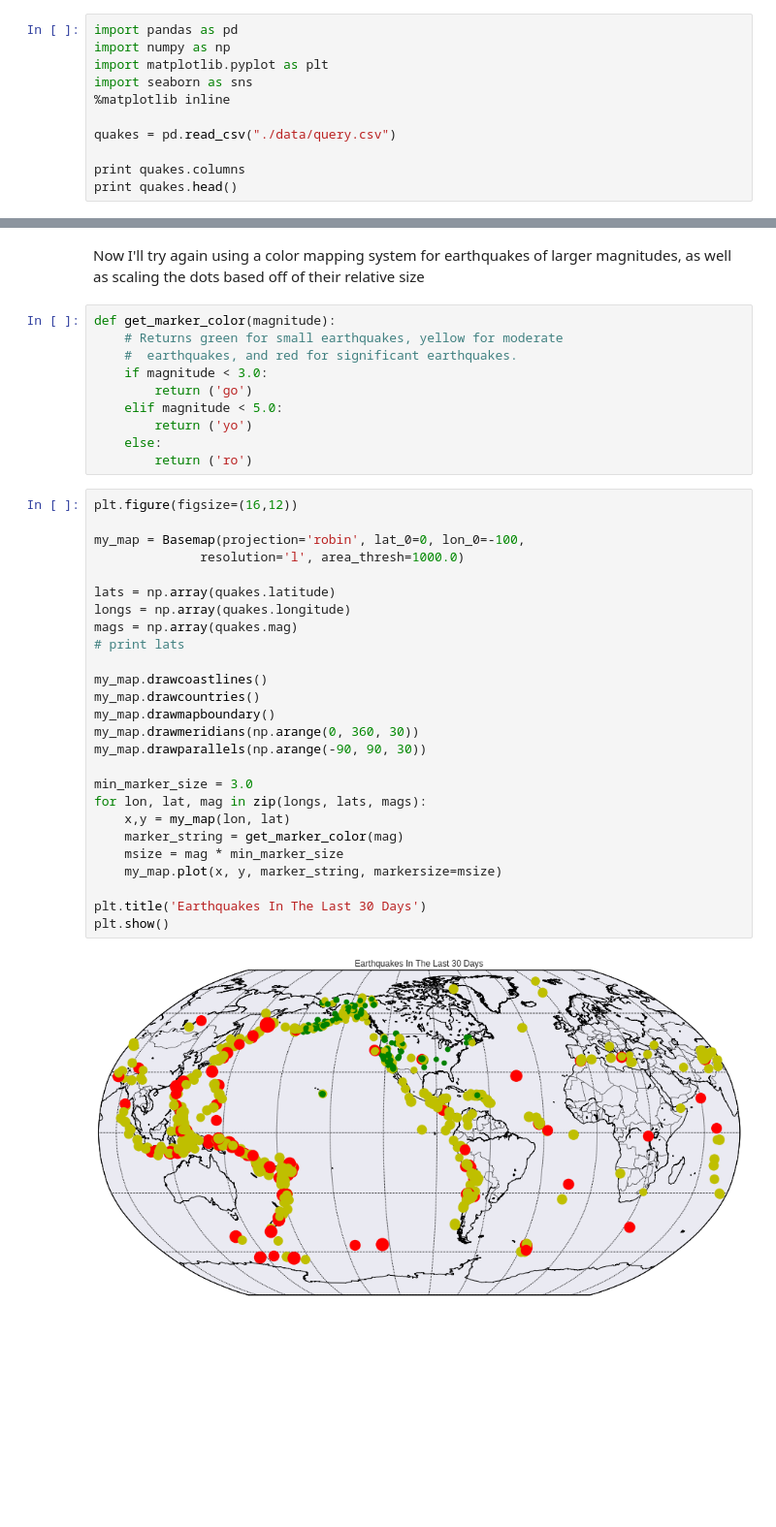
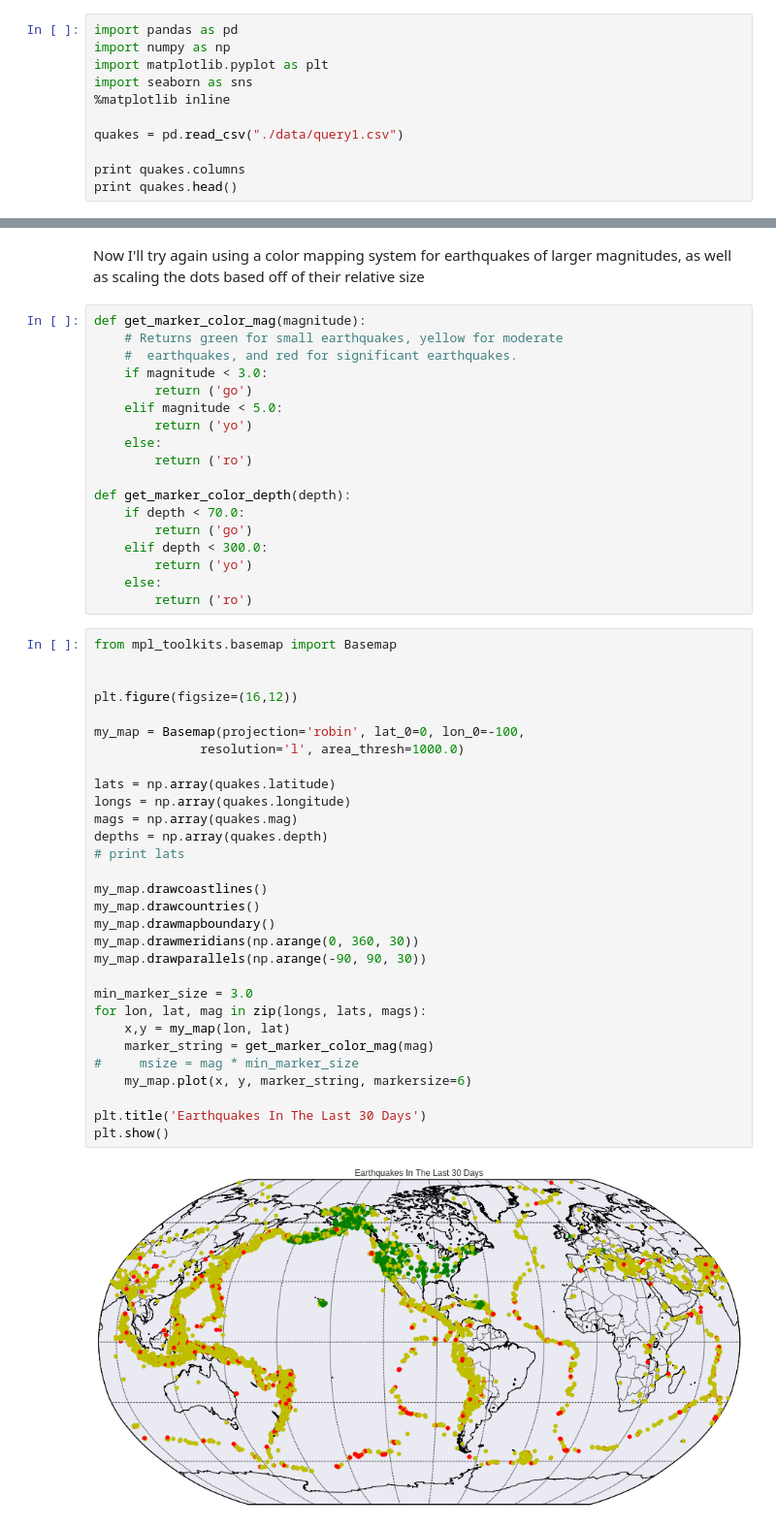
Before and after one commit to keenanzucker/DataScience16CTW, a Jupyter notebook: Data_Exploration_Keenan.ipynb, the cells around one changed output, grey strips where cells are left out. Shown at 97% size. Drawn from its saved outputs; the diff is of its cells as text; blank space fills up the shorter version.

```diff
--- a/Data_Exploration_Keenan.ipynb
+++ b/Data_Exploration_Keenan.ipynb
@@ -12,7 +12,7 @@ import matplotlib.pyplot as plt
 import seaborn as sns
 %matplotlib inline
 
-quakes = pd.read_csv("./data/query.csv")
+quakes = pd.read_csv("./data/query1.csv")
 
 print quakes.columns
 print quakes.head()
@@ -162,7 +129,7 @@ plt.show()
 # %% [markdown]
 Now I'll try again using a color mapping system for earthquakes of larger magnitudes, as well as scaling the dots based off of their relative size
 # %%
-def get_marker_color(magnitude):
+def get_marker_color_mag(magnitude):
     # Returns green for small earthquakes, yellow for moderate
     #  earthquakes, and red for significant earthquakes.
     if magnitude < 3.0:
@@ -171,31 +138,43 @@ def get_marker_color(magnitude):
         return ('yo')
     else:
         return ('ro')
+
+def get_marker_color_depth(depth):
+    if depth < 70.0:
+        return ('go')
+    elif depth < 300.0:
+        return ('yo')
+    else:
+        return ('ro')
 # %%
+from mpl_toolkits.basemap import Basemap
+
+
 plt.figure(figsize=(16,12))
 
 my_map = Basemap(projection='robin', lat_0=0, lon_0=-100,
               resolution='l', area_thresh=1000.0)
 
 lats = np.array(quakes.latitude)
 longs = np.array(quakes.longitude)
 mags = np.array(quakes.mag)
+depths = np.array(quakes.depth)
 # print lats
 
 my_map.drawcoastlines()
 my_map.drawcountries()
 my_map.drawmapboundary()
 my_map.drawmeridians(np.arange(0, 360, 30))
 my_map.drawparallels(np.arange(-90, 90, 30))
 
 min_marker_size = 3.0
 for lon, lat, mag in zip(longs, lats, mags):
     x,y = my_map(lon, lat)
-    marker_string = get_marker_color(mag)
-    msize = mag * min_marker_size
-    my_map.plot(x, y, marker_string, markersize=msize)
+    marker_string = get_marker_color_mag(mag)
+#     msize = mag * min_marker_size
+    my_map.plot(x, y, marker_string, markersize=6)
 
 plt.title('Earthquakes In The Last 30 Days')
 plt.show()
 # %% [output]
-[figure, old version]
+[figure, new version]
```
Also changed, not shown: parts of 14 cells of this notebook, 1 other file.
